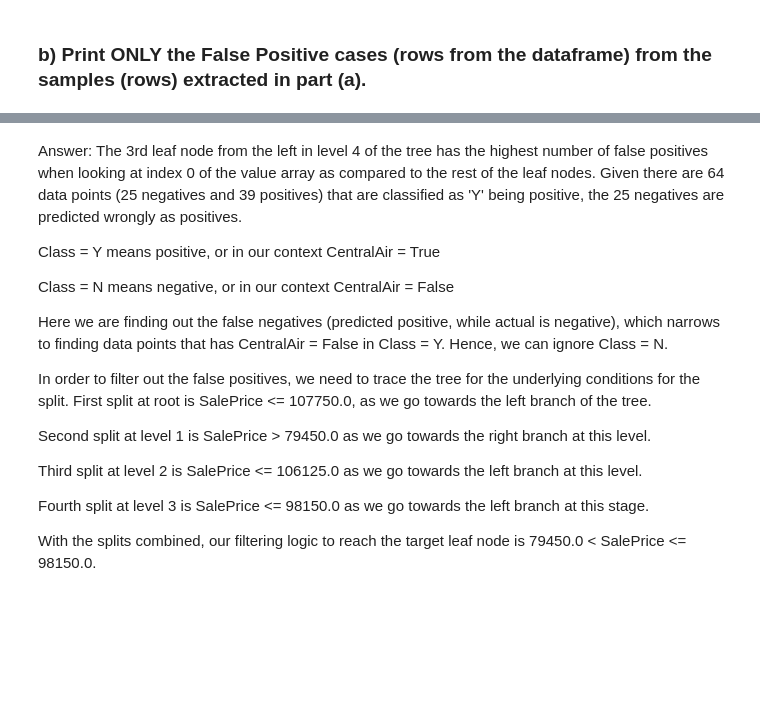
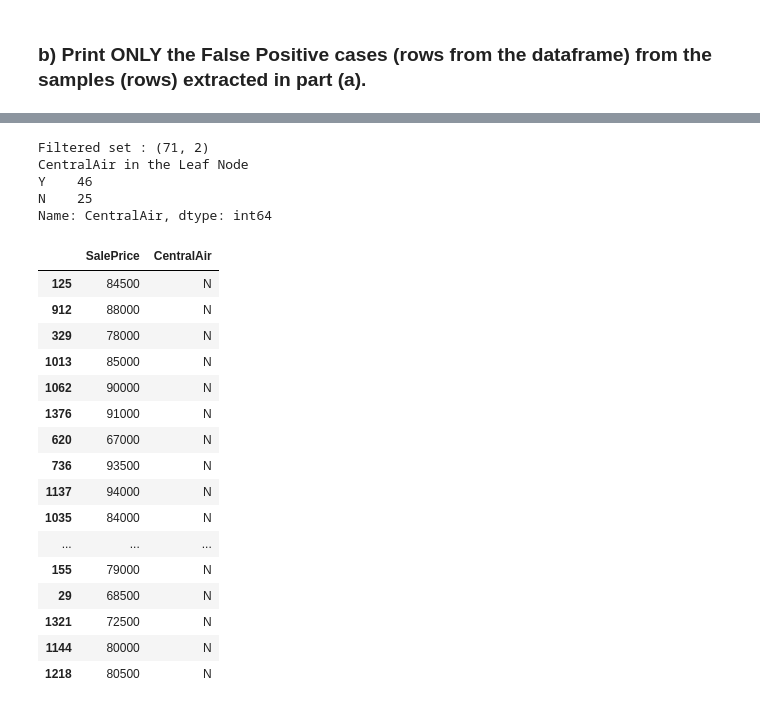
Before and after one commit to keithfykai/sc1015, a Jupyter notebook: Lab 5/lab5_solution.ipynb, the cells around one changed output, grey strips where cells are left out. Drawn from its saved outputs; the diff is of its cells as text; code cells hidden in the pictures; blank space fills up the shorter version.

```diff
--- a/Lab 5/lab5_solution.ipynb
+++ b/Lab 5/lab5_solution.ipynb
@@ -340,21 +302,38 @@ Name: CentralAir, dtype: int64
-# %% [markdown]
-Answer: The 3rd leaf node from the left in level 4 of the tree has the highest number of false positives when looking at index 0 of the value array as compared to the rest of the leaf nodes. Given there are 64 data points (25 negatives and 39 positives) that are classified as 'Y' being positive, the 25 negatives are predicted wrongly as positives.
-
-
-Class = Y means positive, or in our context CentralAir = True
-
-Class = N means negative, or in our context CentralAir = False
-
-Here we are finding out the false negatives (predicted positive, while actual is negative), which narrows to finding data points that has CentralAir = False in Class = Y. Hence, we can ignore Class = N.
-
-
-In order to filter out the false positives, we need to trace the tree for the underlying conditions for the split.
-First split at root is SalePrice <= 107750.0, as we go towards the left branch of the tree.
-
-Second split at level 1 is SalePrice > 79450.0 as we go towards the right branch at this level.
-
-Third split at level 2 is SalePrice <= 106125.0 as we go towards the left branch at this level.
-
-Fourth split at level 3 is SalePrice <= 98150.0 as we go towards the left branch at this stage.
-
-With the splits combined, our filtering logic to reach the target leaf node is 79450.0 < SalePrice <= 98150.0.
+# %%
+total_train = X_train.join(y_train).reindex(X_train.index)
+
+# Filter to the target leaf node
+filter_rule = (62750.0 < total_train["SalePrice"]) & (total_train["SalePrice"] <= 94875.0)
+filter_set = total_train[filter_rule]
+
+# Check the data points after filter
+print("Filtered set :", filter_set.shape)
+print("CentralAir in the Leaf Node")
+print(filter_set["CentralAir"].value_counts())
+
+# Extract the False Positives
+fp_set = filter_set[filter_set['CentralAir'] == 'N']
+fp_set
+# %% [output]
+Filtered set : (71, 2)
+CentralAir in the Leaf Node
+Y    46
+N    25
+Name: CentralAir, dtype: int64
+|  | SalePrice | CentralAir |
+| 125 | 84500 | N |
+| 912 | 88000 | N |
+| 329 | 78000 | N |
+| 1013 | 85000 | N |
+| 1062 | 90000 | N |
+| 1376 | 91000 | N |
+| 620 | 67000 | N |
+| 736 | 93500 | N |
+| 1137 | 94000 | N |
+| 1035 | 84000 | N |
+| ... | ... | ... |
+| 155 | 79000 | N |
+| 29 | 68500 | N |
+| 1321 | 72500 | N |
+| 1144 | 80000 | N |
+| 1218 | 80500 | N |
```
Also changed, not shown: parts of 7 cells of this notebook.
